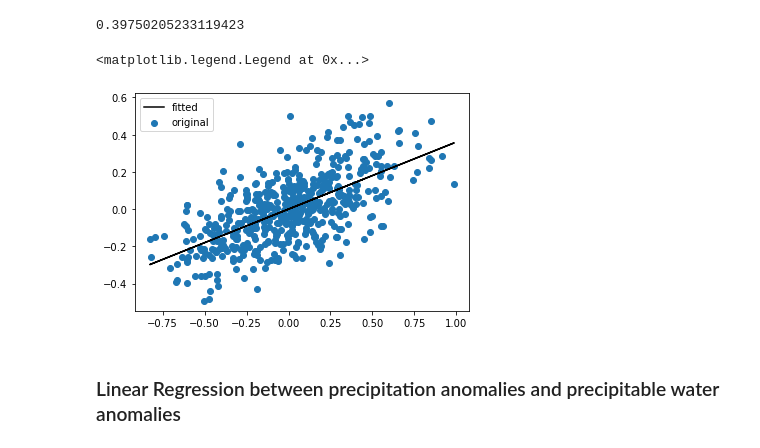
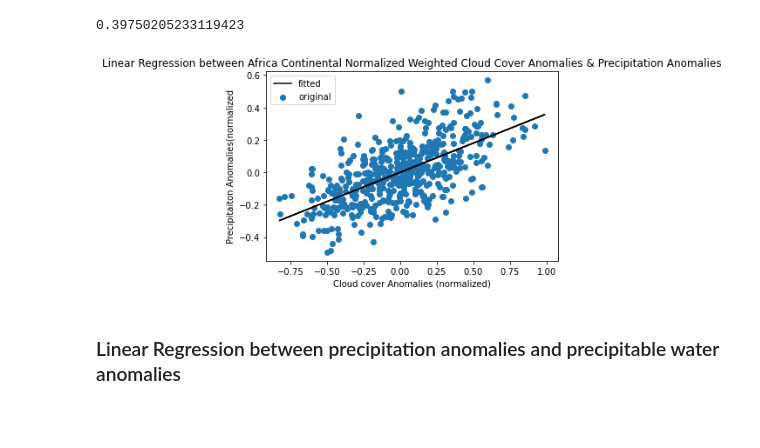
Before and after one commit to areed29/CLIM680_project, a Jupyter notebook: Regression_Analysis_AMO_precip.ipynb, the cells around one changed output. Saved outputs shown, nothing was run; the diff lists cells and outputs as text; code cells hidden in the pictures; blank space fills up the shorter version.

```diff
--- a/Regression_Analysis_AMO_precip.ipynb
+++ b/Regression_Analysis_AMO_precip.ipynb
@@ -39,10 +47,8 @@ total_column_watervapor = ds_mean_1.tcwv.values #total column cloud water vapor
 # %%
 # First, calculate climatology; without any weighting or masking
 ds_mean = DS1.mean(dim=('expver'))
-ds_climo = ds_mean.groupby('time.month').mean()
-#ANOMALIES
-#Next, calculate the anomalies
-ds_anoms = ds_mean.groupby('time.month')-ds_climo
+ds_climo= climo(ds_mean)
+ds_anoms = anoms(ds_mean)
 print(ds_anoms)
 # %% [output]
 <xarray.Dataset>
@@ -95,9 +101,9 @@ Coordinates:
 # Apply cosine weighting
 rad = 4.*np.arctan(1.)/180.
 clat = np.cos(data_lat*rad)
-tcc_weighted = tcc_masked.weighted(clat).mean(dim=('latitude','longitude'))
-tp_weighted = tp_masked.weighted(clat).mean(dim=('latitude','longitude'))
-tcwv_weighted = tcwv_masked.weighted(clat).mean(dim=('latitude','longitude'))
+tcc_weighted = tcc_masked.weighted(clat).mean(dim=('latitude','longitude')).load()
+tp_weighted = tp_masked.weighted(clat).mean(dim=('latitude','longitude')).load()
+tcwv_weighted = tcwv_masked.weighted(clat).mean(dim=('latitude','longitude')).load()
 # %%
 fig = plt.figure(figsize=(20,13))
 # Set height padding for plots
@@ -188,10 +193,13 @@ r_sq
 # %%
 plt.scatter(tcc_weighted, tp_weighted)
 plt.plot(tcc_weighted, intercept + slope*tcc_weighted, 'k')
 plt.legend(['fitted','original'])
+plt.xlabel('Cloud cover Anomalies (normalized)')
+plt.ylabel('Precipitaiton Anomalies(normalized')
+plt.title('Linear Regression between Africa Continental Normalized Weighted Cloud Cover Anomalies & Precipitation Anomalies')
+plt.savefig('/homes/areed29/CLIM680_Fall2021/final_project/figures/regression_clouds_precip')
 # %% [output]
-<matplotlib.legend.Legend at 0x...>
-[figure, old version]
+[figure, new version]
 # %% [markdown]
 ### Linear Regression between precipitation anomalies and precipitable water anomalies
 # %%
```
Also changed, not shown: parts of 23 cells of this notebook, 4 other files.
